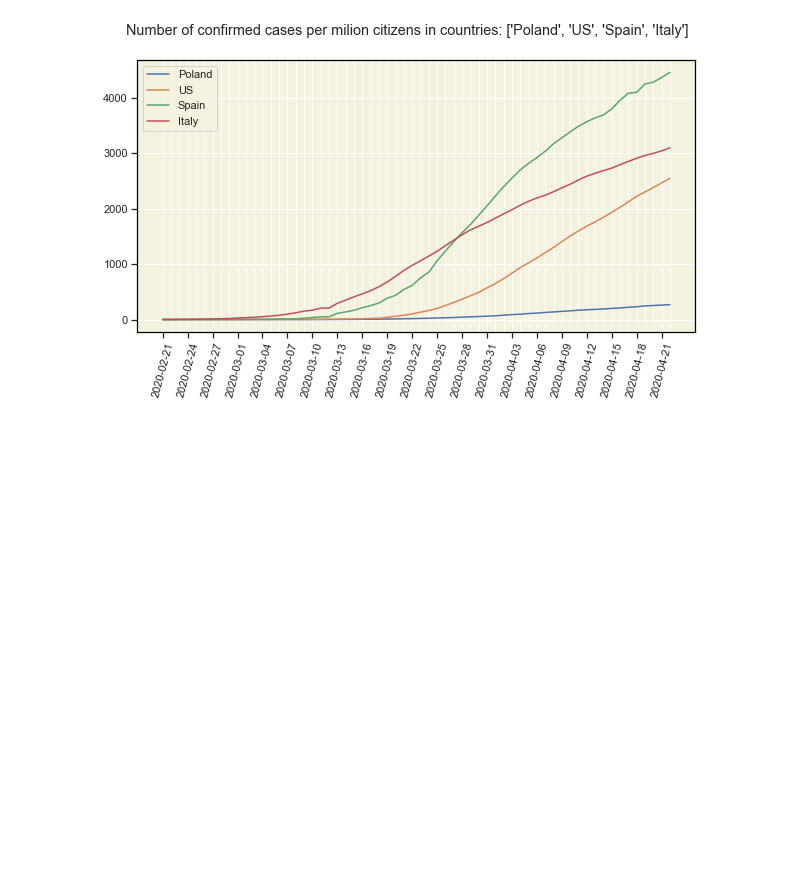
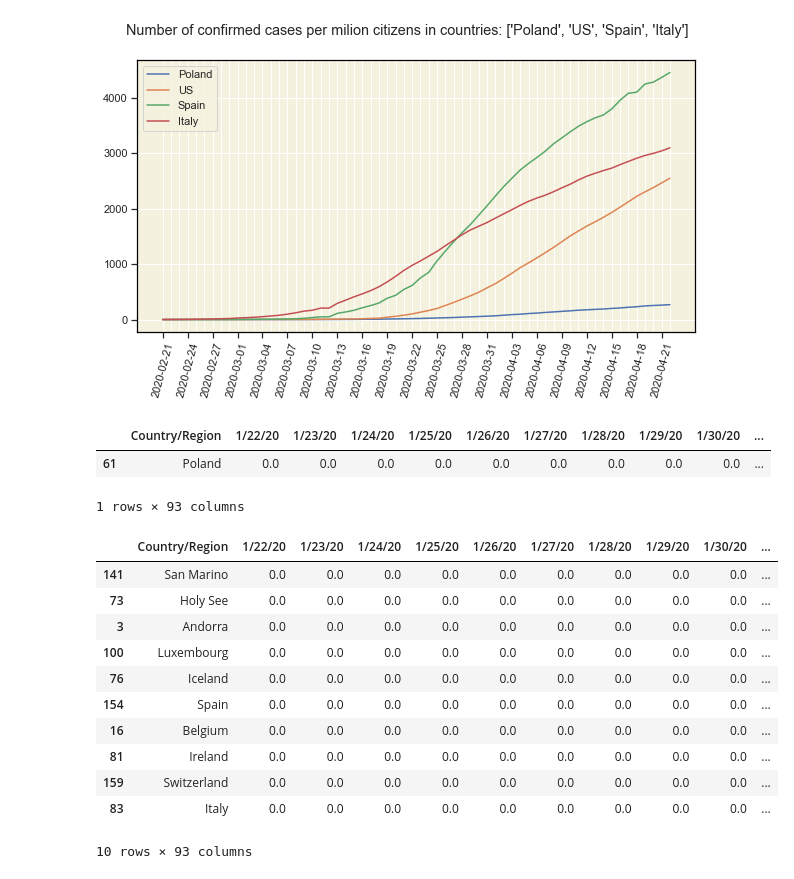
Before and after one commit to msarnacki/coronavirus-2019-nCoV, a Jupyter notebook: main.ipynb, the cells around one changed output. Drawn from its saved outputs; the diff is of its cells as text; code cells hidden in the pictures; blank space fills up the shorter version.

```diff
--- a/main.ipynb
+++ b/main.ipynb
@@ -656,0 +641,22 @@ plot_countries_per_mil(countries = ["Poland", "US", "Spain", "Italy"], index_sta
+# %%
+# print(a)
+a[a["Country/Region"]=="Poland"]
+# %% [output]
+|  | Country/Region | 1/22/20 | 1/23/20 | 1/24/20 | 1/25/20 | 1/26/20 | 1/27/20 | 1/28/20 | 1/29/20 | 1/30/20 | ... |
+| 61 | Poland | 0.0 | 0.0 | 0.0 | 0.0 | 0.0 | 0.0 | 0.0 | 0.0 | 0.0 | ... |
+1 rows × 93 columns
+# %%
+df_confirmed_gb_per_mil.nlargest(10,df_confirmed_gb_per_mil.columns[-1])
+# %% [output]
+|  | Country/Region | 1/22/20 | 1/23/20 | 1/24/20 | 1/25/20 | 1/26/20 | 1/27/20 | 1/28/20 | 1/29/20 | 1/30/20 | ... |
+| 141 | San Marino | 0.0 | 0.0 | 0.0 | 0.0 | 0.0 | 0.0 | 0.0 | 0.0 | 0.0 | ... |
+| 73 | Holy See | 0.0 | 0.0 | 0.0 | 0.0 | 0.0 | 0.0 | 0.0 | 0.0 | 0.0 | ... |
+| 3 | Andorra | 0.0 | 0.0 | 0.0 | 0.0 | 0.0 | 0.0 | 0.0 | 0.0 | 0.0 | ... |
+| 100 | Luxembourg | 0.0 | 0.0 | 0.0 | 0.0 | 0.0 | 0.0 | 0.0 | 0.0 | 0.0 | ... |
+| 76 | Iceland | 0.0 | 0.0 | 0.0 | 0.0 | 0.0 | 0.0 | 0.0 | 0.0 | 0.0 | ... |
+| 154 | Spain | 0.0 | 0.0 | 0.0 | 0.0 | 0.0 | 0.0 | 0.0 | 0.0 | 0.0 | ... |
+| 16 | Belgium | 0.0 | 0.0 | 0.0 | 0.0 | 0.0 | 0.0 | 0.0 | 0.0 | 0.0 | ... |
+| 81 | Ireland | 0.0 | 0.0 | 0.0 | 0.0 | 0.0 | 0.0 | 0.0 | 0.0 | 0.0 | ... |
+| 159 | Switzerland | 0.0 | 0.0 | 0.0 | 0.0 | 0.0 | 0.0 | 0.0 | 0.0 | 0.0 | ... |
+| 83 | Italy | 0.0 | 0.0 | 0.0 | 0.0 | 0.0 | 0.0 | 0.0 | 0.0 | 0.0 | ... |
+10 rows × 93 columns
```
Also changed, not shown: parts of 5 cells of this notebook.
